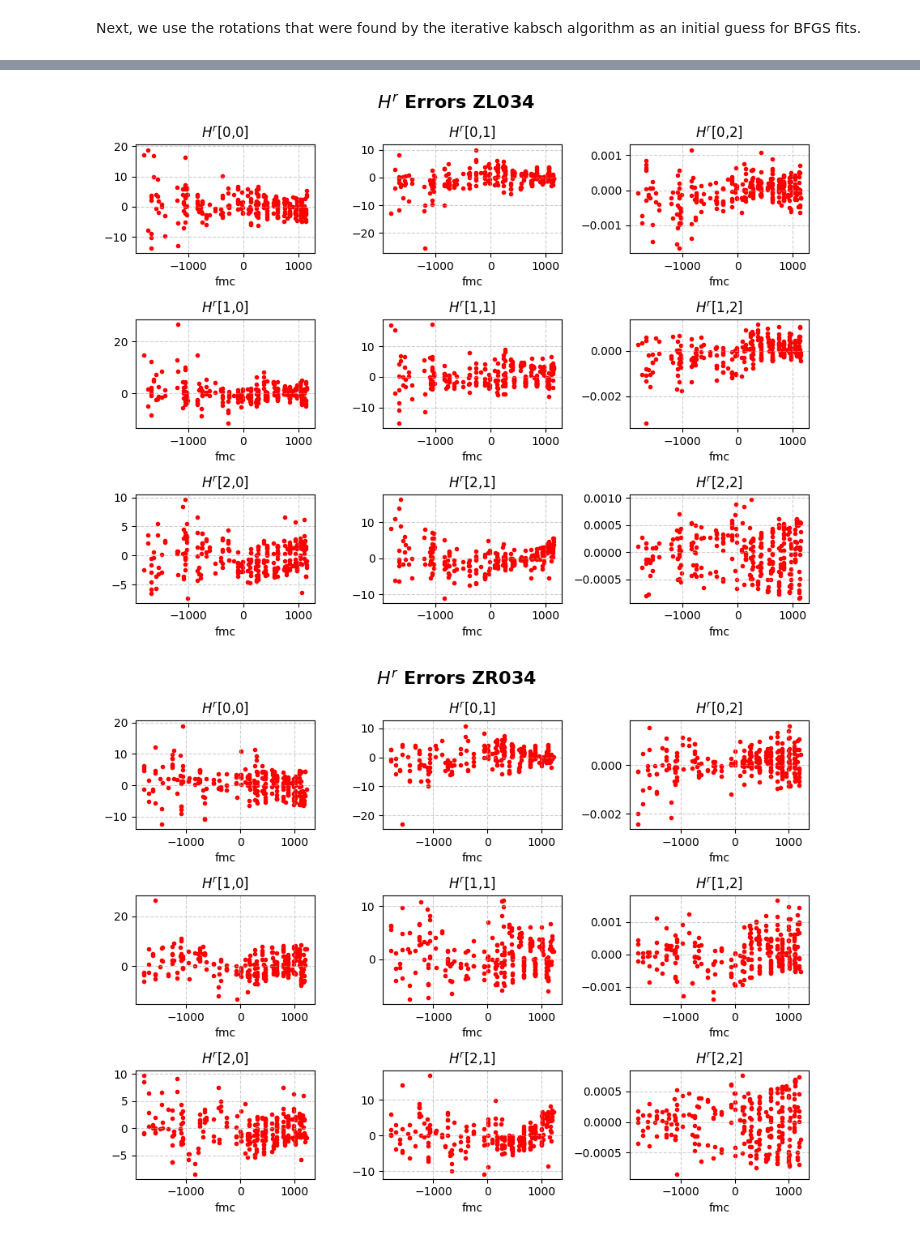
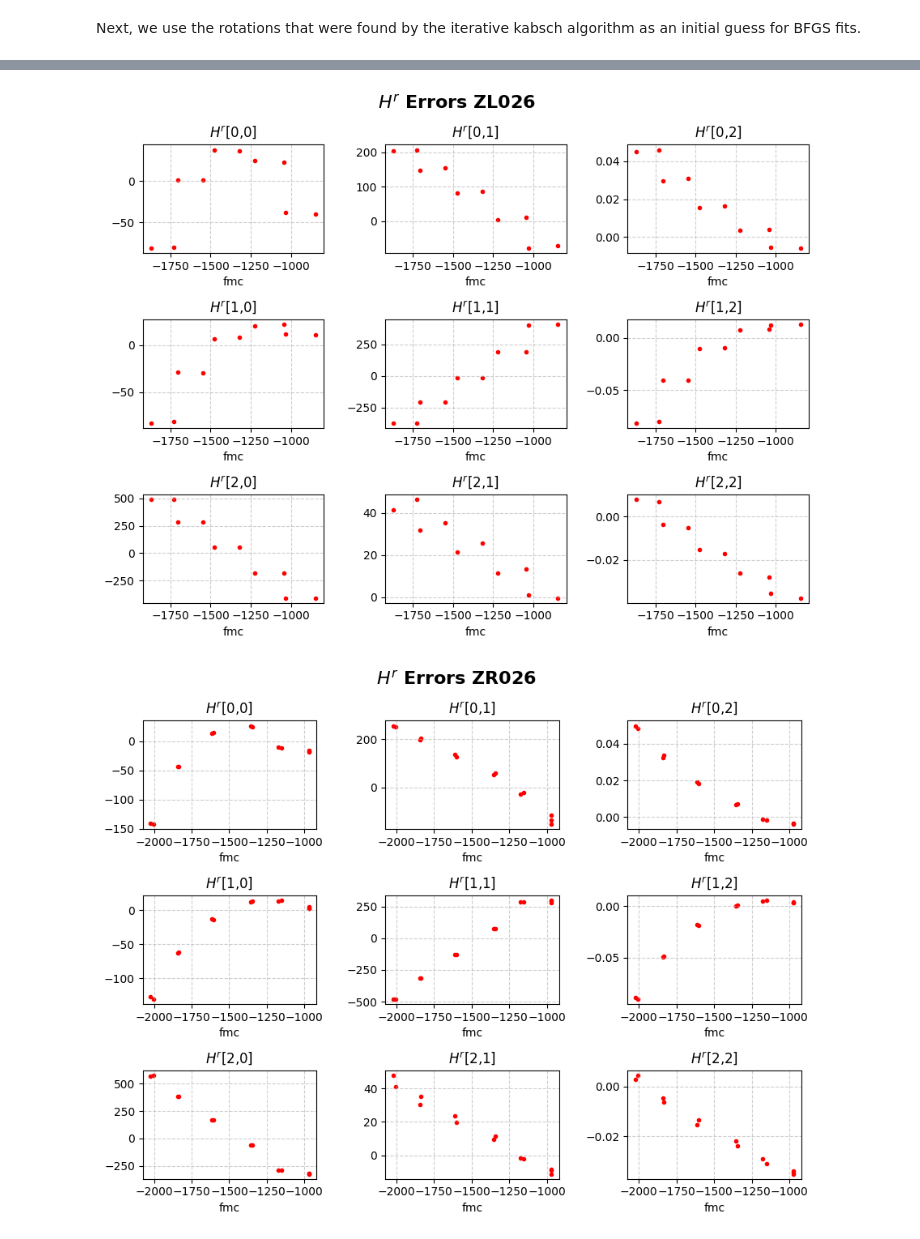
Before and after one commit to cdt59/MPPP, a Jupyter notebook: Geocalibration/geocal_30.ipynb, the cells around one changed output, grey strips where cells are left out. Cells and saved outputs as stored; diff of their text form; code cells hidden in the pictures.

```diff
--- a/Geocalibration/geocal_30.ipynb
+++ b/Geocalibration/geocal_30.ipynb
@@ -368,6 +359,0 @@ Relative error: 0.00574
-# %%
-# perform kabsch fit using best set of lambdas
-params["ZL034"]["lmbd_h"], params["ZL034"]["lmbd_v"], params["ZL034"]["lmbd_a"] = 0.03, 0.003, 90
-params["ZR034"]["lmbd_h"], params["ZR034"]["lmbd_v"], params["ZR034"]["lmbd_a"] = 0.03, 0.003, 90
-
-params = kabsch_fit(data_all, params, verbosity=True, niters=500, verbose=100, eps=1e-9)
@@ -385,0 +360,2 @@ q_rrp: [ 1.96945500e-03 -9.80360379e-05 -7.48646990e-02  9.97191751e-01]
+# %%
+params = kabsch_fit(data_all, params, verbosity=True)
@@ -419,6 +413,7 @@ def plot_hr(data_, rot_rrp, rot_mc, fl0, fl1):
 
   return fig, ax
 
+zl34 = data_all[data_all["cam"]=="ZL034"].reset_index(drop=True)
 fig, ax = plot_hr(zl34, rot_rrp=params["rot_rrp"], rot_mc=params["ZL034"]["rot_mc_0"],
               fl0=params["ZL034"]["fl0"], fl1=params["ZL034"]["fl1"])
 fig.suptitle("$H^r$ for ZL034 Iterative Kabsch Fit", fontweight="bold", fontsize=12)
@@ -599,9 +611,15 @@ def plot_qmc_hr(data_, q_rrp, q_mc_0, q_mc_1, fl0, fl1):
 
   return fig, ax
 
-fig, ax = plot_qmc_hr(zl34, q_rrp=q_rrp, q_mc_0=q_mc_zl_0, q_mc_1=q_mc_zl_1,
-    fl0=params["ZL034"]["fl0"], fl1=params["ZL034"]["fl1"])
+f_str = "026"
+zl34 = data_all[data_all["cam"]==f"ZL{f_str}"].reset_index(drop=True)
+zr34 = data_all[data_all["cam"]==f"ZR{f_str}"].reset_index(drop=True)
 
-fig, ax = plot_qmc_hr(zr34, q_rrp=q_rrp, q_mc_0=q_mc_zr_0, q_mc_1=q_mc_zr_1,
-    fl0=params["ZR034"]["fl0"], fl1=params["ZR034"]["fl1"])
+fig, ax = plot_qmc_hr(zl34, q_rrp=params["q_rrp"],
+              q_mc_0 = params[f"ZL{f_str}"]["q_mc_0"], q_mc_1 = params[f"ZL{f_str}"]["q_mc_1"],
+              fl0=params[f"ZL{f_str}"]["fl0"], fl1=params[f"ZL{f_str}"]["fl1"])
+
+fig, ax = plot_qmc_hr(zr34, q_rrp=params["q_rrp"],
+              q_mc_0 = params[f"ZR{f_str}"]["q_mc_0"], q_mc_1 = params[f"ZR{f_str}"]["q_mc_1"],
+              fl0=params[f"ZR{f_str}"]["fl0"], fl1=params[f"ZR{f_str}"]["fl1"])
 # %% [output]
@@ -627,36 +645,42 @@ def plot_qmc_hr_err(data_, q_rrp, q_mc_0, q_mc_1, fl0, fl1):
     Hc = [[fl+b1, 0, 0], [b2, fl, 0], [cx, cy, 1]]
     R_rpm = get_R_rpm(i, data_)
 
     f = data_["fmc"][i]
     rot_mc = rot_mc_0 * (rot_mc_1**(f/1000))
     R_mc = rot_mc.as_matrix()
 
     Hr_model = R_rrp @ R_rpm @ R_mc @ Hc
 
     hr_err.append(Hr_data - Hr_model)
 
   # plot
   fig, ax = plt.subplots(3, 3, figsize=(9,7))
   for i in range(3):
     for j in range(3):
       ax[i,j].scatter(data_["fmc"], [hc[i][j] for hc in hr_err],
                       marker=".", color="red",
                       label="$R^r_{r'}R^{r'}_mR^m_cH^c$")
       ax[i,j].set_xlabel("fmc")
       ax[i,j].set_title(f"$H^r$[{i},{j}]")
       ax[i,j].grid(linestyle="--", alpha=0.6)
 
   fig.suptitle(f"$H^r$ Errors {data_['cam'].iloc[0]}", fontsize=16, fontweight="bold")
   fig.tight_layout()
 
   return fig, ax
 
 
-fig, ax = plot_qmc_hr_err(zl34, q_rrp=q_rrp, q_mc_0=q_mc_zl_0, q_mc_1=q_mc_zl_1,
-    fl0=params["ZL034"]["fl0"], fl1=params["ZL034"]["fl1"])
+f_str = "026"
+zl34 = data_all[data_all["cam"]==f"ZL{f_str}"].reset_index(drop=True)
+zr34 = data_all[data_all["cam"]==f"ZR{f_str}"].reset_index(drop=True)
 
-fig, ax = plot_qmc_hr_err(zr34, q_rrp=q_rrp, q_mc_0=q_mc_zr_0, q_mc_1=q_mc_zr_1,
-    fl0=params["ZR034"]["fl0"], fl1=params["ZR034"]["fl1"])
+fig, ax = plot_qmc_hr_err(zl34, q_rrp=params["q_rrp"],
+              q_mc_0 = params[f"ZL{f_str}"]["q_mc_0"], q_mc_1 = params[f"ZL{f_str}"]["q_mc_1"],
+              fl0=params[f"ZL{f_str}"]["fl0"], fl1=params[f"ZL{f_str}"]["fl1"])
+
+fig, ax = plot_qmc_hr_err(zr34, q_rrp=params["q_rrp"],
+              q_mc_0 = params[f"ZR{f_str}"]["q_mc_0"], q_mc_1 = params[f"ZR{f_str}"]["q_mc_1"],
+              fl0=params[f"ZR{f_str}"]["fl0"], fl1=params[f"ZR{f_str}"]["fl1"])
 # %% [output]
-[figure, old version]
+[figure, new version]
-[figure, old version]
+[figure, new version]
```
Also changed, not shown: parts of 15 cells of this notebook, 1 other file.
